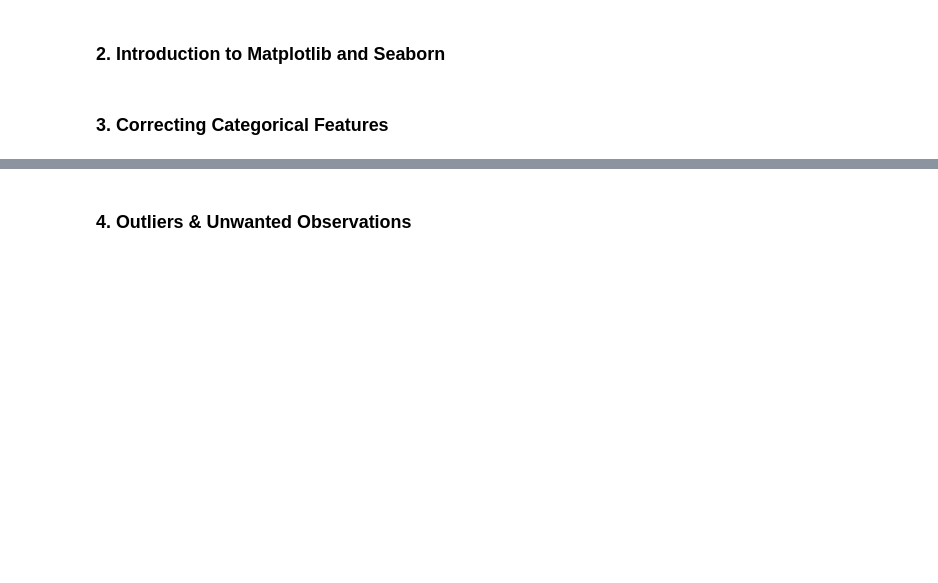
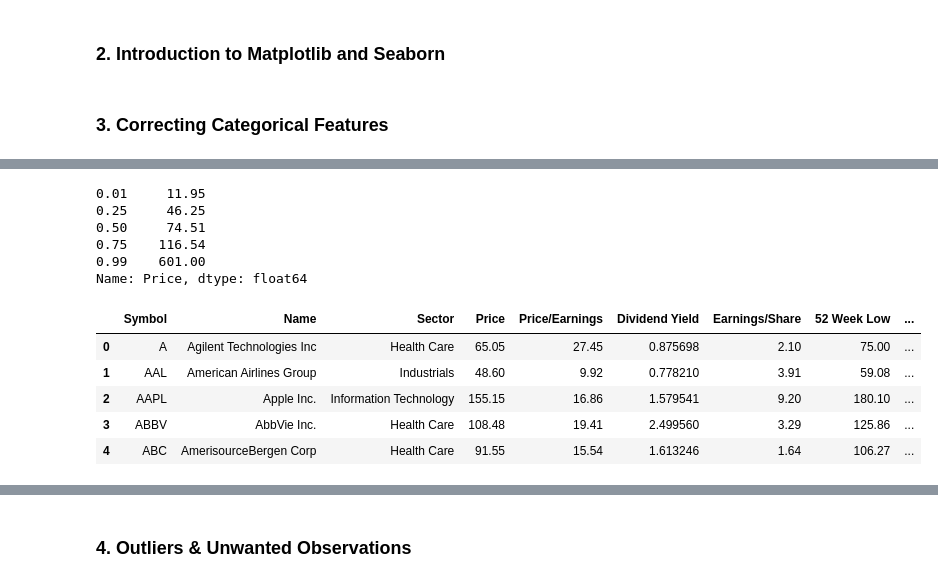
Before and after one commit to atbiggie/ST590FinalProject, a Jupyter notebook: FinalProjectEDA.ipynb, the cells around one changed output, grey strips where cells are left out. Drawn from its saved outputs; the diff is of its cells as text; code cells hidden in the pictures; blank space fills up the shorter version.

```diff
--- a/FinalProjectEDA.ipynb
+++ b/FinalProjectEDA.ipynb
@@ -17,0 +81,35 @@
+# %%
+# Find quantiles of Price
+fintrain.Price.quantile([0.01, 0.25, 0.5, 0.75, 0.99])
+# %% [output]
+0.01     11.95
+0.25     46.25
+0.50     74.51
+0.75    116.54
+0.99    601.00
+Name: Price, dtype: float64
+# %%
+# Create categorical version of Price variable with levels "Low" "Medium" and "High" based on quantiles above
+
+from pyspark.sql.functions import udf
+from pyspark.sql.types import *
+from pyspark.sql.functions import *
+
+def categorizer(price):
+    if price < 46.25:
+        return "Low"
+    elif price < 116.54:
+        return "Mid"
+    else:
+        return "High"
+
+pricecat_udf = udf(categorizer, StringType())
+fintrain = train.withColumn("Price_cat", pricecat_udf("Price")).to_pandas_on_spark()
+fintrain.head()
+# %% [output]
+|  | Symbol | Name | Sector | Price | Price/Earnings | Dividend Yield | Earnings/Share | 52 Week Low | ... |
+| 0 | A | Agilent Technologies Inc | Health Care | 65.05 | 27.45 | 0.875698 | 2.10 | 75.00 | ... |
+| 1 | AAL | American Airlines Group | Industrials | 48.60 | 9.92 | 0.778210 | 3.91 | 59.08 | ... |
+| 2 | AAPL | Apple Inc. | Information Technology | 155.15 | 16.86 | 1.579541 | 9.20 | 180.10 | ... |
+| 3 | ABBV | AbbVie Inc. | Health Care | 108.48 | 19.41 | 2.499560 | 3.29 | 125.86 | ... |
+| 4 | ABC | AmerisourceBergen Corp | Health Care | 91.55 | 15.54 | 1.613246 | 1.64 | 106.27 | ... |
```
Also changed, not shown: parts of 10 cells of this notebook.
